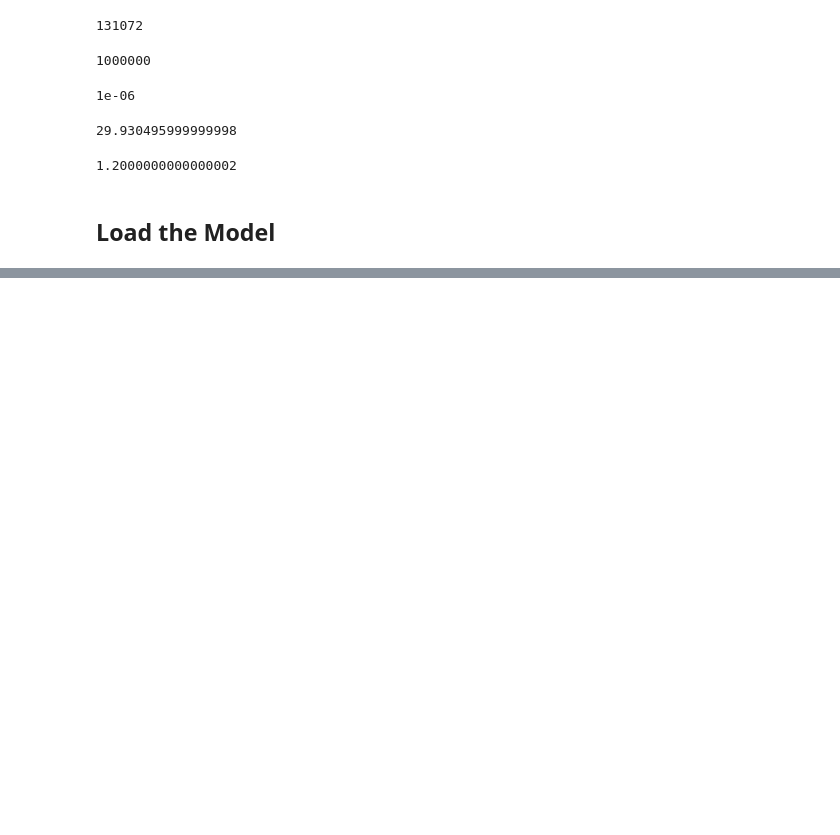
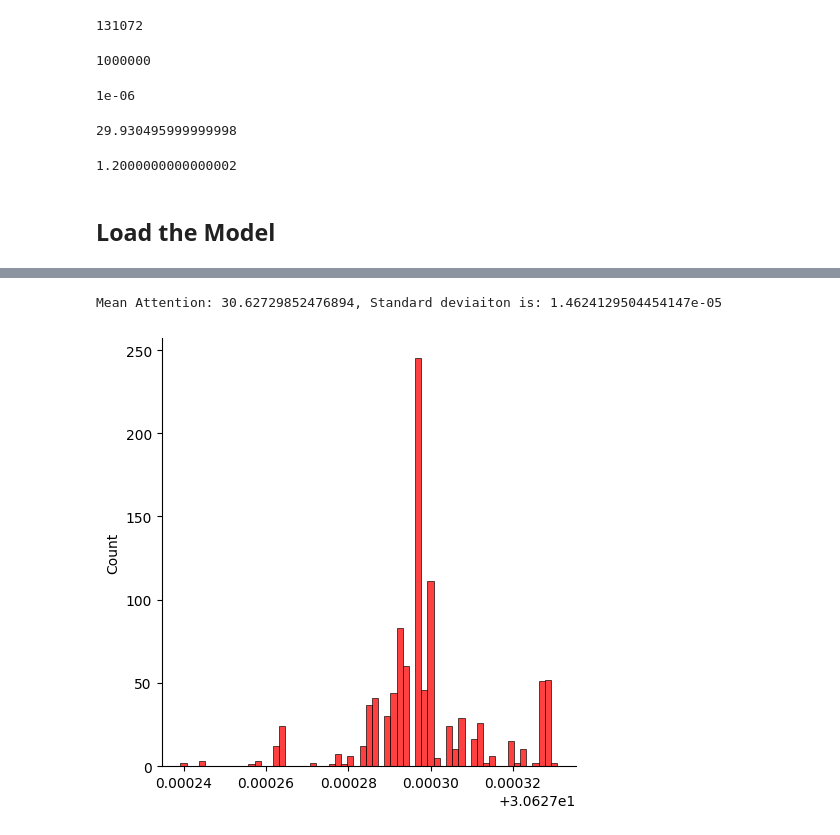
Before and after one commit to chaitanyamanem/TinyStories, a Jupyter notebook: StoryTeller-Book.ipynb, the cells around one changed output, grey strips where cells are left out. Drawn from its saved outputs; the diff is of its cells as text; code cells hidden in the pictures; blank space fills up the shorter version.

```diff
--- a/StoryTeller-Book.ipynb
+++ b/StoryTeller-Book.ipynb
@@ -1028,0 +1071,4 @@ model
+# %%
+ROPE = RoPE(config)
+x = torch.ones(1,1024,32)
+rope = ROPE(x)
@@ -1028,0 +1180,23 @@ model
+# %%
+attention_values_rope_1 = get_attention_values(rope, 1024, position_offset=1)
+attention_values_rope_3 = get_attention_values(rope, 1024, position_offset=3)
+attention_values_rope_5 = get_attention_values(rope, 1024, position_offset=5)
+attention_values_rope_10 = get_attention_values(rope, 1024, position_offset=10)
+attention_values_rope_15 = get_attention_values(rope, 1024, position_offset=15)
+attention_values_rope_20 = get_attention_values(rope, 1024, position_offset=20)
+#attention_values_rand_offset_rope = get_attention_values(rope, 1024, position_offset=-1)
+# %%
+import matplotlib.pyplot as plt
+import seaborn as sns
+import numpy as np
+print(f"Mean Attention: {np.mean(attention_values_rope_1)}, Standard deviaiton is: {np.std(attention_values_rope_1)}")
+#print(f"Mean Attention: {np.mean(attention_values_rand_offset_rope)}, Standard deviaiton is: {np.std(attention_values_rand_offset_rope)}")
+
+sns.displot(x=attention_values_rope_1, color = 'red')
+plt.show()
+
+# sns.displot(x=attention_values_rand_offset_rope,  color = 'blue')
+# plt.show()
+# %% [output]
+Mean Attention: 30.62729852476894, Standard deviaiton is: 1.4624129504454147e-05
+[figure, added]
```
Also changed, not shown: parts of 12 cells of this notebook.
